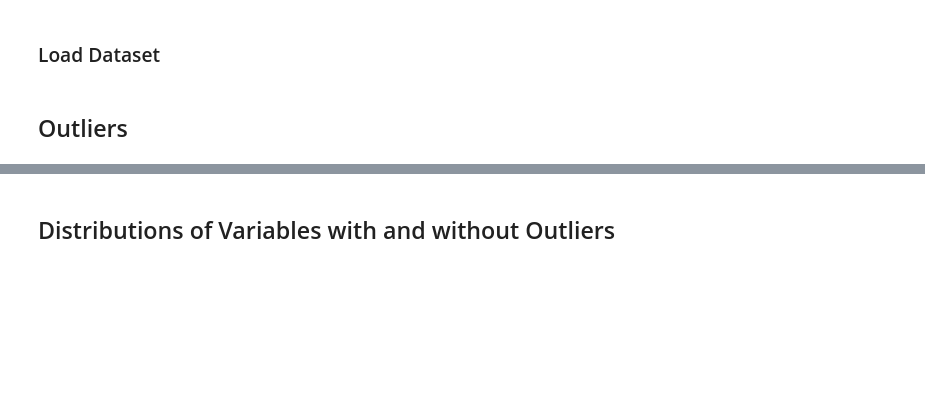
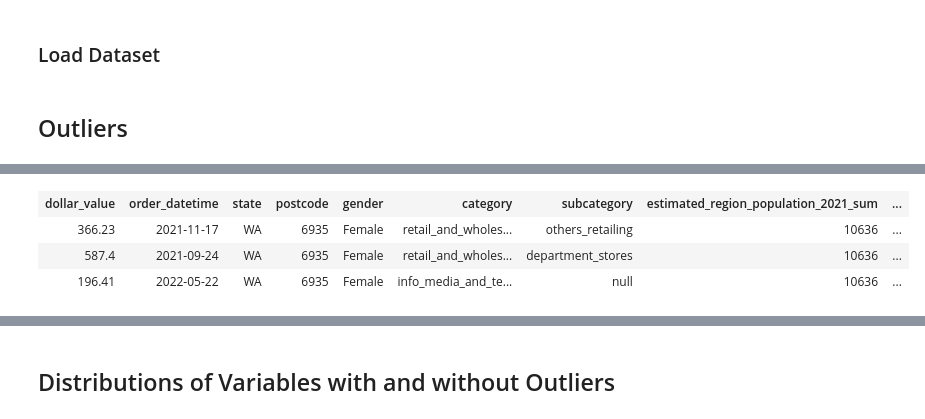
Before and after one commit to MAST30034-Applied-Data-Science/generic-buy-now-pay-later-project-group-56-bnlp, a Jupyter notebook: notebooks/Transaction_Analysis.ipynb, the cells around one changed output, grey strips where cells are left out. Drawn from its saved outputs; the diff is of its cells as text; code cells hidden in the pictures; blank space fills up the shorter version.

```diff
--- a/notebooks/Transaction_Analysis.ipynb
+++ b/notebooks/Transaction_Analysis.ipynb
@@ -74,0 +76,9 @@ dataset_wo_outliers = dataset.filter(F.col("isOutlier") == 'False')
+# %%
+columns_to_keep = ["dollar_value", "order_datetime", "state", "postcode", "gender", "category", "subcategory", "estimated_region_population_2021_sum", "mean_earnings_2018-19_avg"]
+dataset = dataset.select(*columns_to_keep)
+dataset.limit(3)
+# %% [output]
+| dollar_value | order_datetime | state | postcode | gender | category | subcategory | estimated_region_population_2021_sum | ... |
+| 366.23 | 2021-11-17 | WA | 6935 | Female | retail_and_wholes... | others_retailing | 10636 | ... |
+| 587.4 | 2021-09-24 | WA | 6935 | Female | retail_and_wholes... | department_stores | 10636 | ... |
+| 196.41 | 2022-05-22 | WA | 6935 | Female | info_media_and_te... | null | 10636 | ... |
```
Also changed, not shown: parts of 20 cells of this notebook.
